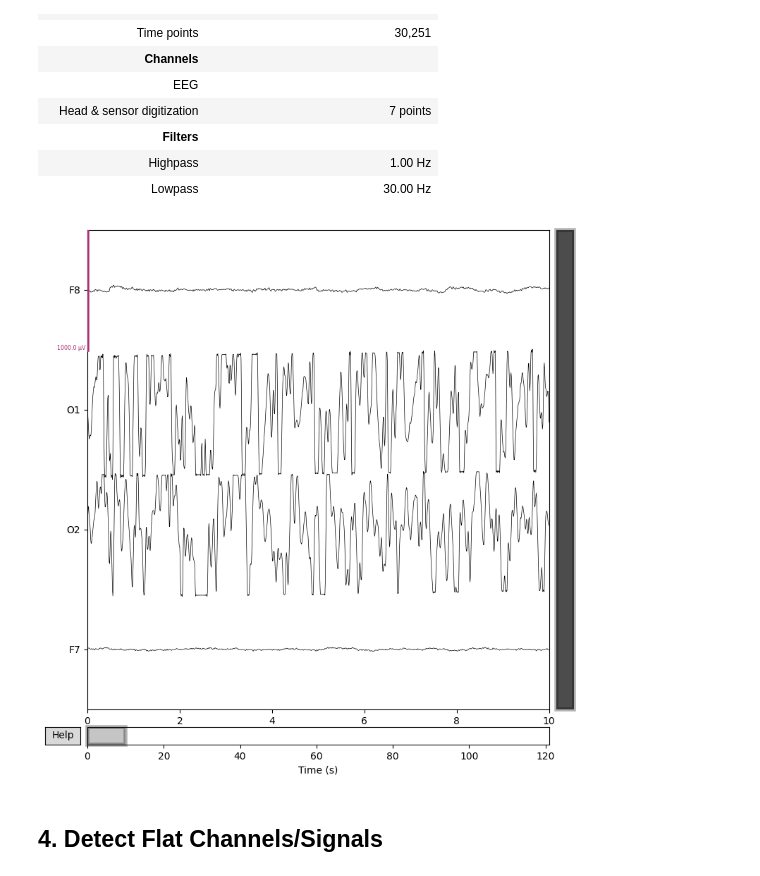
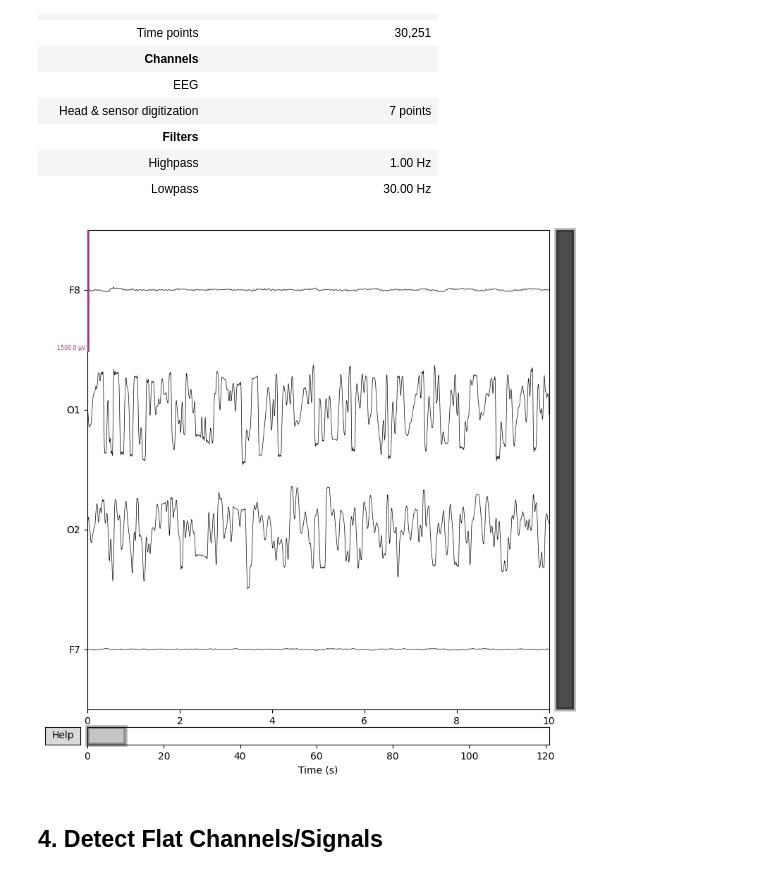
Before and after one commit to tanoManzo/EEG_2025, a Jupyter notebook: Preproc_raws_EEG_Dreem.ipynb, the cells around one changed output. Drawn from its saved outputs; the diff is of its cells as text; code cells hidden in the pictures.

```diff
--- a/Preproc_raws_EEG_Dreem.ipynb
+++ b/Preproc_raws_EEG_Dreem.ipynb
@@ -160,10 +162,10 @@ Designing a one-pass, zero-phase, non-causal bandpass filter:
 |  | Lowpass | 30.00 Hz |
 # %%
 # Check first few seconds of the data
-raw_data.plot(duration=10, n_channels=4, scalings={'eeg': 50e-5})
+raw_data.plot(duration=10, n_channels=4, scalings={'eeg': 75e-5})
 plt.close()
 # %% [output]
-[figure, old version]
+[figure, new version]
 # %% [markdown]
 ## 4.  Detect Flat Channels/Signals
 # %%
```
Also changed, not shown: parts of 13 cells of this notebook.
